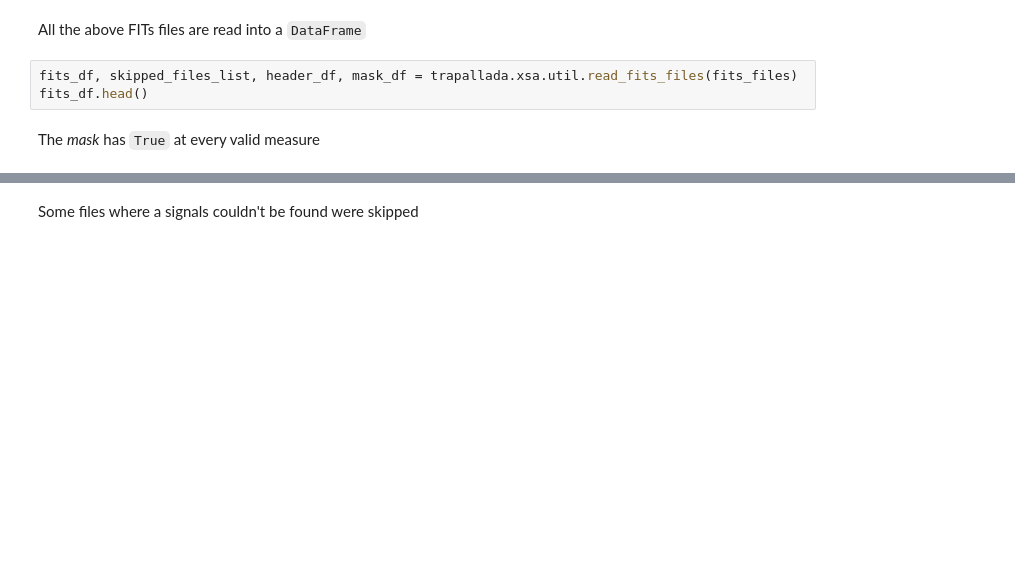
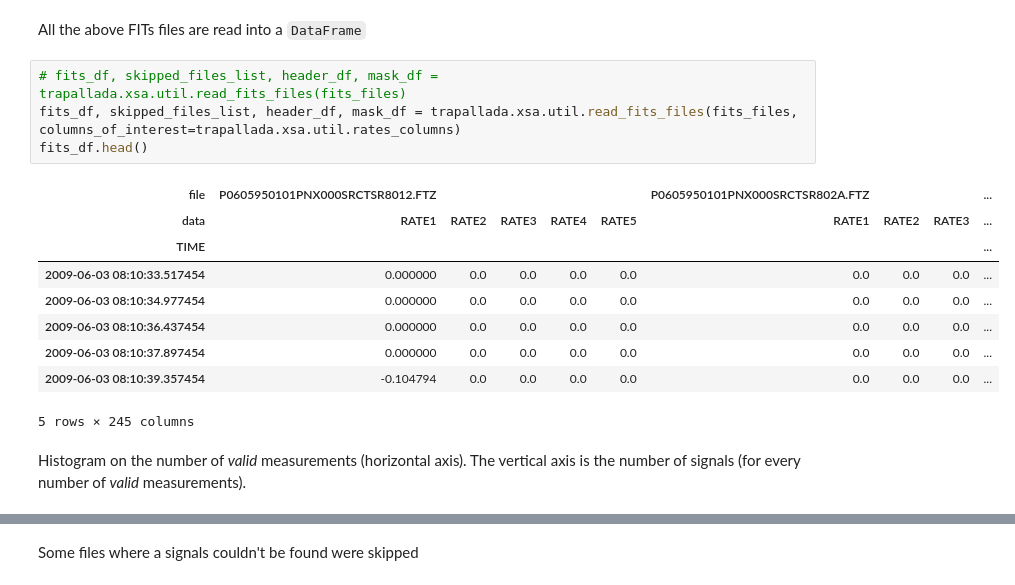
Before and after one commit to manuvazquez/VAEonXMM, a Jupyter notebook: nbs/xsa_util.ipynb, the cells around one changed output, grey strips where cells are left out. Drawn from its saved outputs; the diff is of its cells as text; blank space fills up the shorter version.

```diff
--- a/nbs/xsa_util.ipynb
+++ b/nbs/xsa_util.ipynb
@@ -108,8 +233,19 @@ trapallada.xsa.util.get_position_from_header(sample_file)
 # %% [markdown]
 All the above FITs files are read into a `DataFrame`
 # %%
-fits_df, skipped_files_list, header_df, mask_df = trapallada.xsa.util.read_fits_files(fits_files)
+# fits_df, skipped_files_list, header_df, mask_df = trapallada.xsa.util.read_fits_files(fits_files)
+fits_df, skipped_files_list, header_df, mask_df = trapallada.xsa.util.read_fits_files(fits_files, columns_of_interest=trapallada.xsa.util.rates_columns)
 fits_df.head()
+# %% [output]
+| file | P0605950101PNX000SRCTSR8012.FTZ |  |  |  |  | P0605950101PNX000SRCTSR802A.FTZ |  |  | ... |
+| data | RATE1 | RATE2 | RATE3 | RATE4 | RATE5 | RATE1 | RATE2 | RATE3 | ... |
+| TIME |  |  |  |  |  |  |  |  | ... |
+| 2009-06-03 08:10:33.517454 | 0.000000 | 0.0 | 0.0 | 0.0 | 0.0 | 0.0 | 0.0 | 0.0 | ... |
+| 2009-06-03 08:10:34.977454 | 0.000000 | 0.0 | 0.0 | 0.0 | 0.0 | 0.0 | 0.0 | 0.0 | ... |
+| 2009-06-03 08:10:36.437454 | 0.000000 | 0.0 | 0.0 | 0.0 | 0.0 | 0.0 | 0.0 | 0.0 | ... |
+| 2009-06-03 08:10:37.897454 | 0.000000 | 0.0 | 0.0 | 0.0 | 0.0 | 0.0 | 0.0 | 0.0 | ... |
+| 2009-06-03 08:10:39.357454 | -0.104794 | 0.0 | 0.0 | 0.0 | 0.0 | 0.0 | 0.0 | 0.0 | ... |
+5 rows × 245 columns
-# %% [markdown]
-The *mask* has `True` at every valid measure
+# %% [markdown]
+Histogram on the number of *valid* measurements (horizontal axis). The vertical axis is the number of signals (for every number of *valid* measurements).
 # %%
```
Also changed, not shown: parts of 83 cells of this notebook, 18 other files.
